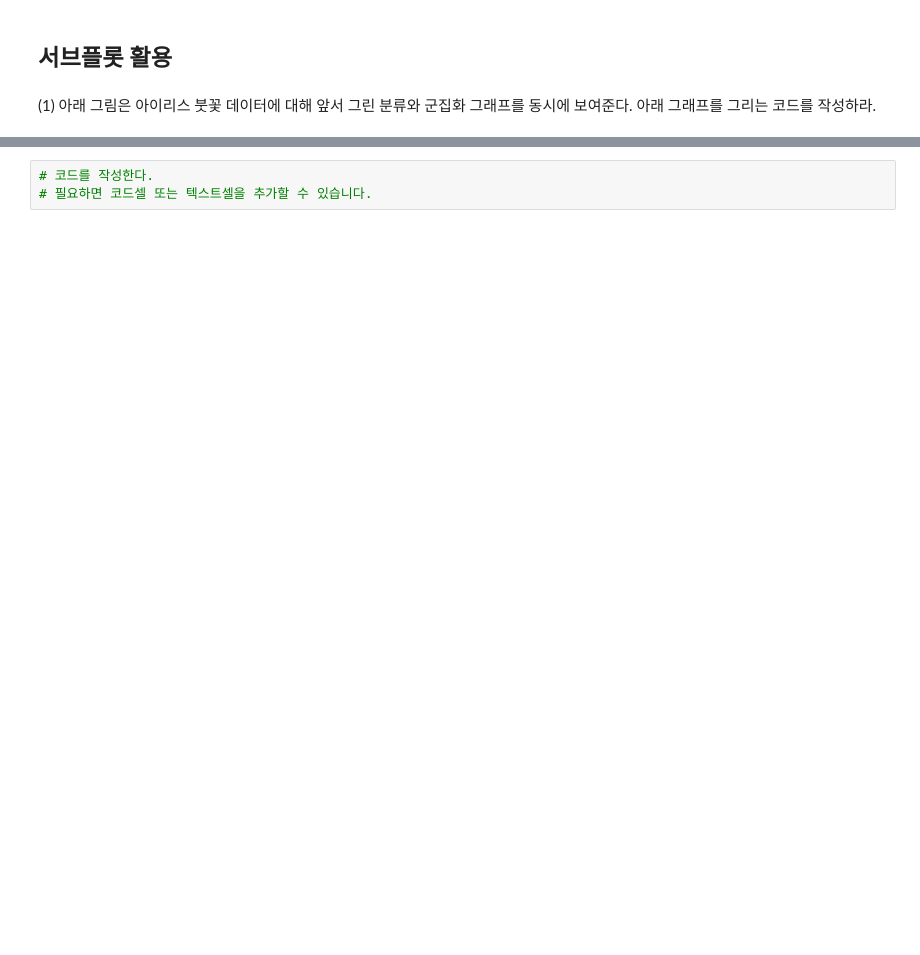
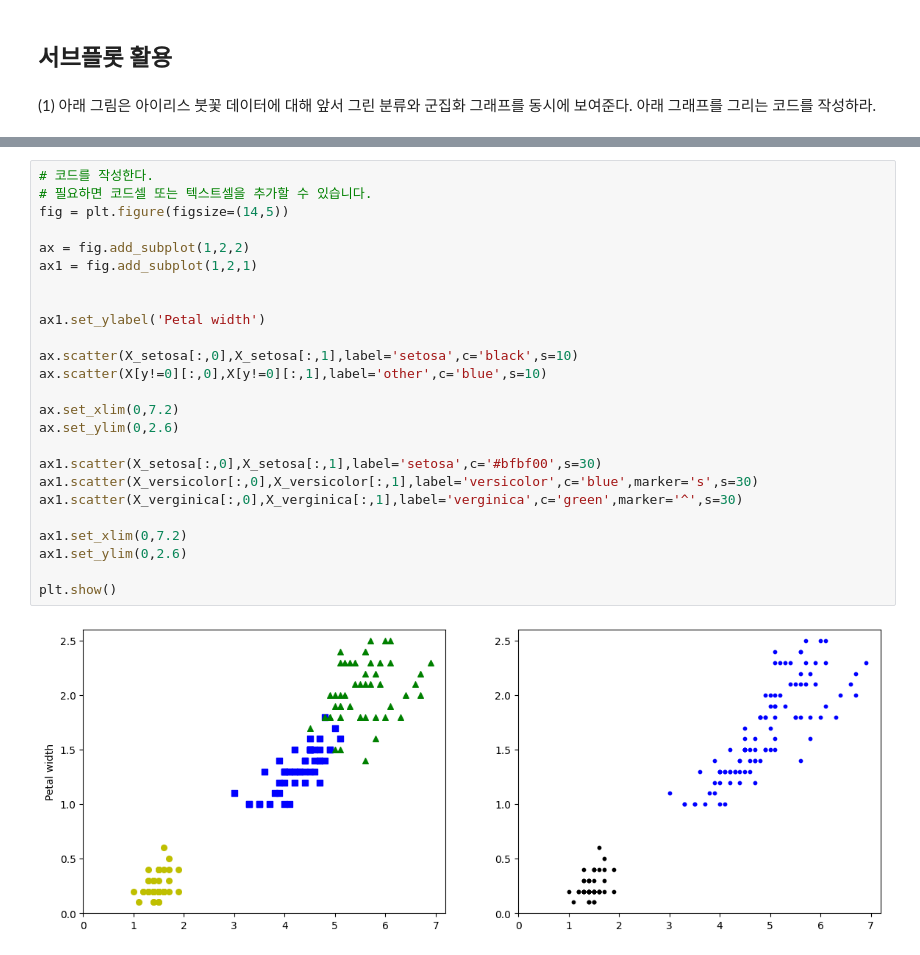
Before and after one commit to sh-coding/-, a Jupyter notebook: practices/practice-twoD_visualization.ipynb, the cells around one changed output, grey strips where cells are left out. Saved outputs shown, nothing was run; the diff lists cells and outputs as text; blank space fills up the shorter version.

```diff
--- a/practices/practice-twoD_visualization.ipynb
+++ b/practices/practice-twoD_visualization.ipynb
@@ -276,6 +291,30 @@ plt.show()
 아래 그래프를 그리는 코드를 작성하라.
 # %% [markdown]
 <p><div align="center"><img src="https://github.com/codingalzi/DataSci/blob/master/jupyter-book/images/iris_sep_cluster.png?raw=true" style="width:900px"></div></p>
-# %%
-# 코드를 작성한다.
-# 필요하면 코드셀 또는 텍스트셀을 추가할 수 있습니다.
+# %%
+# 코드를 작성한다.
+# 필요하면 코드셀 또는 텍스트셀을 추가할 수 있습니다.
+fig = plt.figure(figsize=(14,5))
+
+ax = fig.add_subplot(1,2,2)
+ax1 = fig.add_subplot(1,2,1)
+
+
+ax1.set_ylabel('Petal width')
+
+ax.scatter(X_setosa[:,0],X_setosa[:,1],label='setosa',c='black',s=10)
+ax.scatter(X[y!=0][:,0],X[y!=0][:,1],label='other',c='blue',s=10)
+
+ax.set_xlim(0,7.2)
+ax.set_ylim(0,2.6)
+
+ax1.scatter(X_setosa[:,0],X_setosa[:,1],label='setosa',c='#bfbf00',s=30)
+ax1.scatter(X_versicolor[:,0],X_versicolor[:,1],label='versicolor',c='blue',marker='s',s=30)
+ax1.scatter(X_verginica[:,0],X_verginica[:,1],label='verginica',c='green',marker='^',s=30)
+
+ax1.set_xlim(0,7.2)
+ax1.set_ylim(0,2.6)
+
+plt.show()
+# %% [output]
+[figure, added]
```
Also changed, not shown: parts of 2 cells of this notebook.
